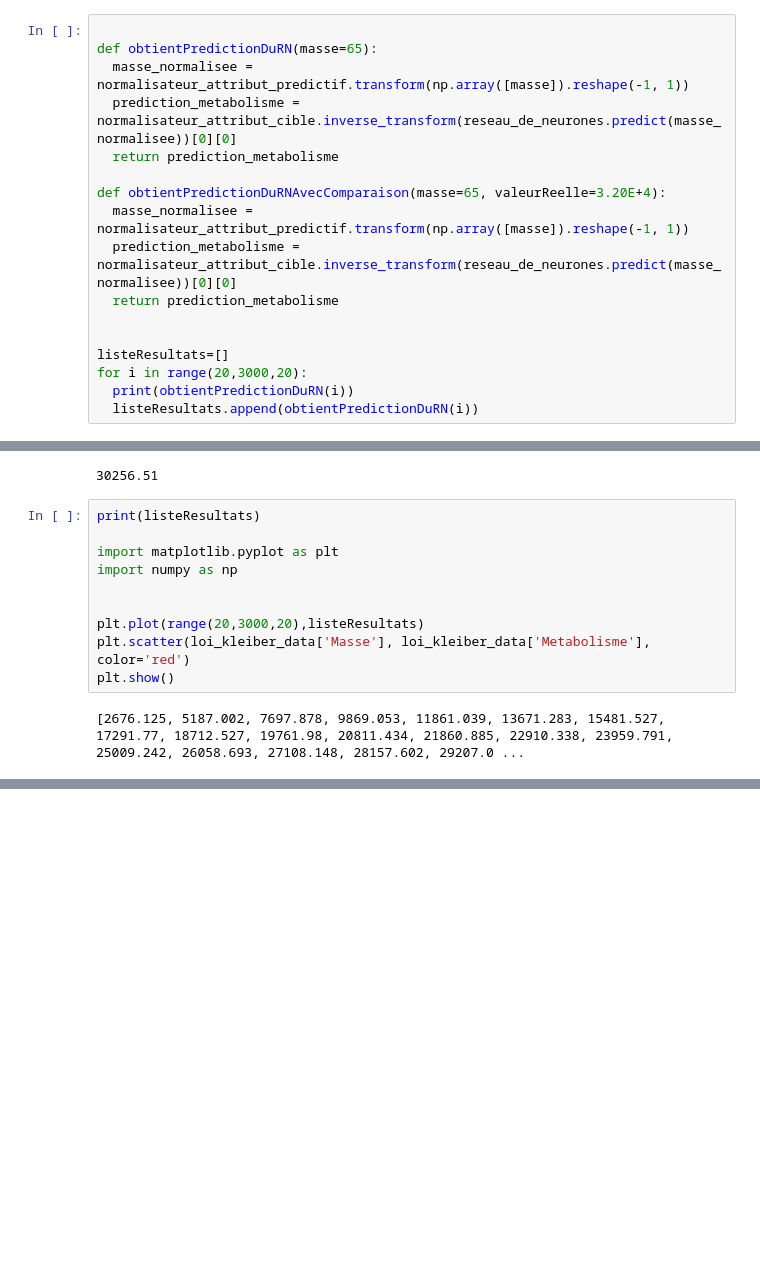
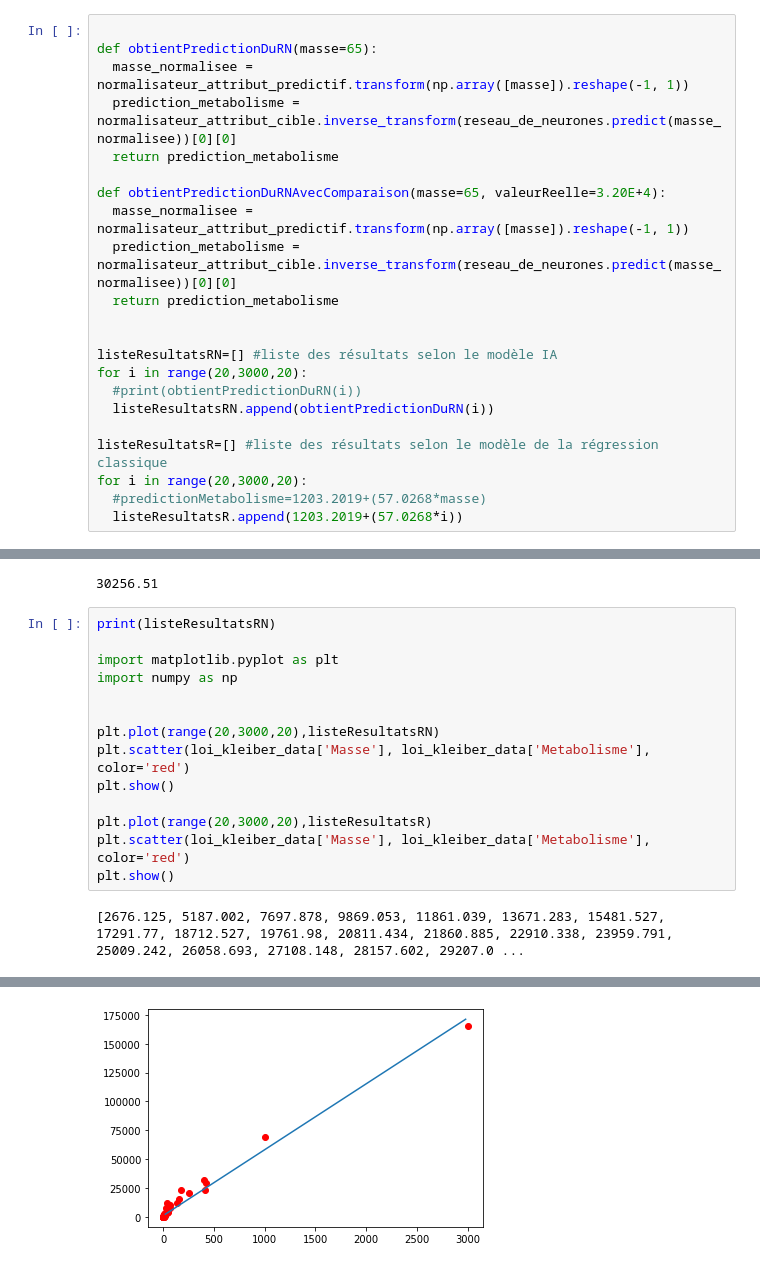
Before and after one commit to jhguay/base_ouverte, a Jupyter notebook: MataneLabo1_avecComparaisonRegressionv2.ipynb, the cells around one changed output, grey strips where cells are left out. Drawn from its saved outputs; the diff is of its cells as text; blank space fills up the shorter version.

```diff
--- a/MataneLabo1_avecComparaisonRegressionv2.ipynb
+++ b/MataneLabo1_avecComparaisonRegressionv2.ipynb
@@ -155,7 +157,12 @@ def obtientPredictionDuRNAvecComparaison(masse=65, valeurReelle=3.20E+4):
   return prediction_metabolisme
 
 
-listeResultats=[]
+listeResultatsRN=[] #liste des résultats selon le modèle IA
 for i in range(20,3000,20):
-  print(obtientPredictionDuRN(i))
-  listeResultats.append(obtientPredictionDuRN(i))
+  #print(obtientPredictionDuRN(i))
+  listeResultatsRN.append(obtientPredictionDuRN(i))
+
+listeResultatsR=[] #liste des résultats selon le modèle de la régression classique
+for i in range(20,3000,20):
+  #predictionMetabolisme=1203.2019+(57.0268*masse)
+  listeResultatsR.append(1203.2019+(57.0268*i))
@@ -165,15 +190,20 @@ obtientPredictionDuRN(masse=400)
 1/1 [==============================] - 0s 25ms/step
 30256.51
 # %%
-print(listeResultats)
+print(listeResultatsRN)
 
 import matplotlib.pyplot as plt
 import numpy as np
 
 
-plt.plot(range(20,3000,20),listeResultats)
+plt.plot(range(20,3000,20),listeResultatsRN)
 plt.scatter(loi_kleiber_data['Masse'], loi_kleiber_data['Metabolisme'], color='red')
 plt.show()
+
+plt.plot(range(20,3000,20),listeResultatsR)
+plt.scatter(loi_kleiber_data['Masse'], loi_kleiber_data['Metabolisme'], color='red')
+plt.show()
 # %% [output]
 [2676.125, 5187.002, 7697.878, 9869.053, 11861.039, 13671.283, 15481.527, 17291.77, 18712.527, 19761.98, 20811.434, 21860.885, 22910.338, 23959.791, 25009.242, 26058.693, 27108.148, 28157.602, 29207.0 ...
 [figure]
+[figure, added]
```
Also changed, not shown: parts of 2 cells of this notebook.
